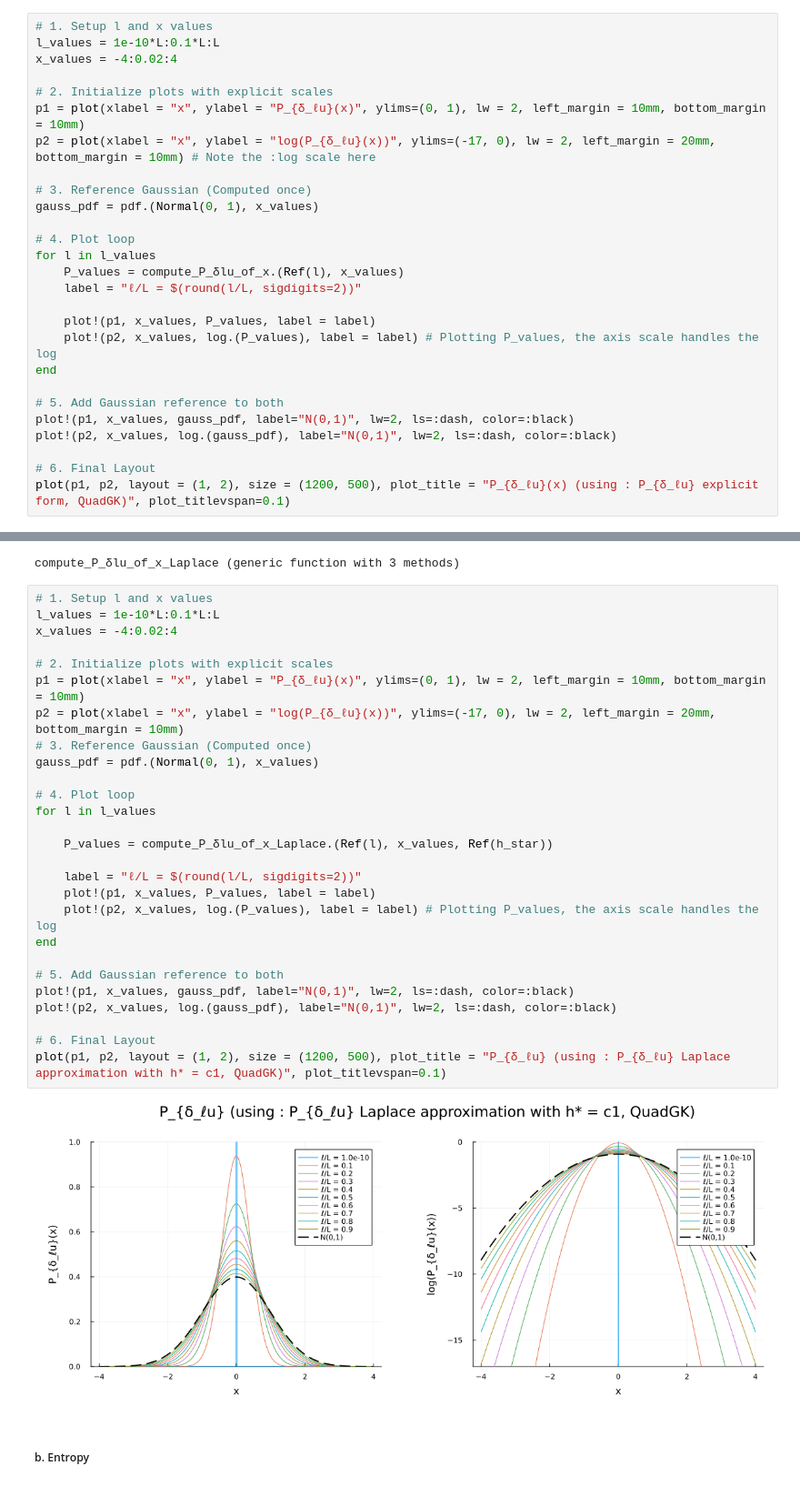
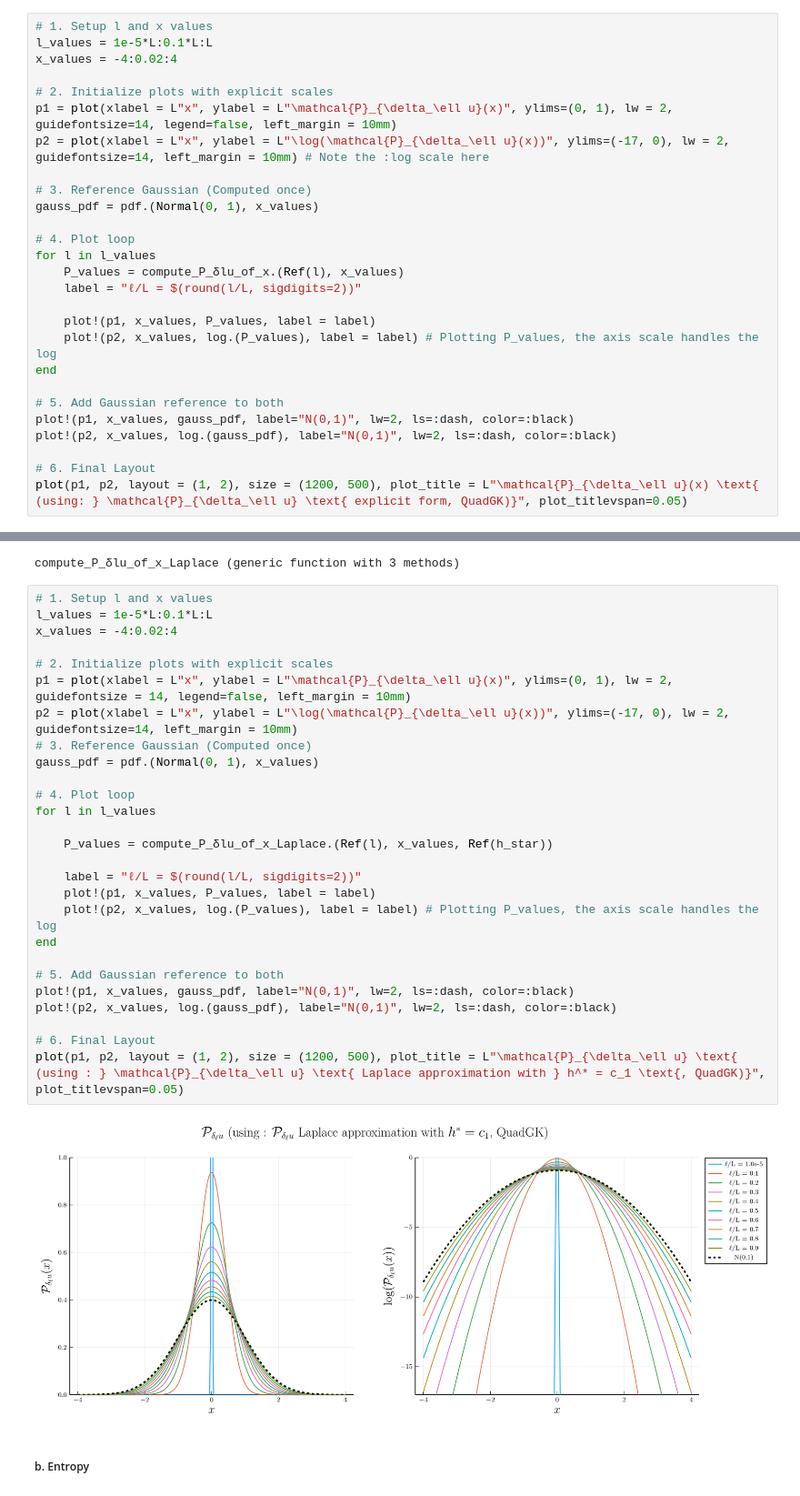
Before and after one commit to pleflohic/turbulence-velocity-increments, a Jupyter notebook: notebooks/non_normalized.ipynb, the cells around one changed output, grey strips where cells are left out. Shown at 91% size. Saved outputs shown, nothing was run; the diff lists cells and outputs as text.

```diff
--- a/notebooks/non_normalized.ipynb
+++ b/notebooks/non_normalized.ipynb
@@ -53,12 +57,12 @@ end
 compute_P_δlu_of_x (generic function with 1 method)
 # %%
 # 1. Setup l and x values
-l_values = 1e-10*L:0.1*L:L
+l_values = 1e-5*L:0.1*L:L
 x_values = -4:0.02:4
 
 # 2. Initialize plots with explicit scales
-p1 = plot(xlabel = "x", ylabel = "P_{δ_ℓu}(x)", ylims=(0, 1), lw = 2, left_margin = 10mm, bottom_margin = 10mm)
-p2 = plot(xlabel = "x", ylabel = "log(P_{δ_ℓu}(x))", ylims=(-17, 0), lw = 2, left_margin = 20mm, bottom_margin = 10mm) # Note the :log scale here
+p1 = plot(xlabel = L"x", ylabel = L"\mathcal{P}_{\delta_\ell u}(x)", ylims=(0, 1), lw = 2, guidefontsize=14, legend=false, left_margin = 10mm)
+p2 = plot(xlabel = L"x", ylabel = L"\log(\mathcal{P}_{\delta_\ell u}(x))", ylims=(-17, 0), lw = 2, guidefontsize=14, left_margin = 10mm) # Note the :log scale here
 
 # 3. Reference Gaussian (Computed once)
 gauss_pdf = pdf.(Normal(0, 1), x_values)
@@ -77,5 +81,5 @@ plot!(p1, x_values, gauss_pdf, label="N(0,1)", lw=2, ls=:dash, color=:black)
 plot!(p2, x_values, log.(gauss_pdf), label="N(0,1)", lw=2, ls=:dash, color=:black)
 
 # 6. Final Layout
-plot(p1, p2, layout = (1, 2), size = (1200, 500), plot_title = "P_{δ_ℓu}(x) (using : P_{δ_ℓu} explicit form, QuadGK)", plot_titlevspan=0.1)
+plot(p1, p2, layout = (1, 2), size = (1200, 500), plot_title = L"\mathcal{P}_{\delta_\ell u}(x) \text{ (using: } \mathcal{P}_{\delta_\ell u} \text{ explicit form, QuadGK)}", plot_titlevspan=0.05)
 # %% [output]
@@ -164,33 +171,33 @@ end
 compute_P_δlu_of_x_Laplace (generic function with 3 methods)
 # %%
 # 1. Setup l and x values
-l_values = 1e-10*L:0.1*L:L
+l_values = 1e-5*L:0.1*L:L
 x_values = -4:0.02:4
 
 # 2. Initialize plots with explicit scales
-p1 = plot(xlabel = "x", ylabel = "P_{δ_ℓu}(x)", ylims=(0, 1), lw = 2, left_margin = 10mm, bottom_margin = 10mm)
-p2 = plot(xlabel = "x", ylabel = "log(P_{δ_ℓu}(x))", ylims=(-17, 0), lw = 2, left_margin = 20mm, bottom_margin = 10mm)
+p1 = plot(xlabel = L"x", ylabel = L"\mathcal{P}_{\delta_\ell u}(x)", ylims=(0, 1), lw = 2, guidefontsize = 14, legend=false, left_margin = 10mm)
+p2 = plot(xlabel = L"x", ylabel = L"\log(\mathcal{P}_{\delta_\ell u}(x))", ylims=(-17, 0), lw = 2, guidefontsize=14, left_margin = 10mm)
 # 3. Reference Gaussian (Computed once)
 gauss_pdf = pdf.(Normal(0, 1), x_values)
 
 # 4. Plot loop
 for l in l_values
 
     P_values = compute_P_δlu_of_x_Laplace.(Ref(l), x_values, Ref(h_star))
 
     label = "ℓ/L = $(round(l/L, sigdigits=2))"
     plot!(p1, x_values, P_values, label = label)
     plot!(p2, x_values, log.(P_values), label = label) # Plotting P_values, the axis scale handles the log
 end
 
 # 5. Add Gaussian reference to both
 plot!(p1, x_values, gauss_pdf, label="N(0,1)", lw=2, ls=:dash, color=:black)
 plot!(p2, x_values, log.(gauss_pdf), label="N(0,1)", lw=2, ls=:dash, color=:black)
 
 # 6. Final Layout
-plot(p1, p2, layout = (1, 2), size = (1200, 500), plot_title = "P_{δ_ℓu} (using : P_{δ_ℓu} Laplace approximation with h* = c1, QuadGK)", plot_titlevspan=0.1)
+plot(p1, p2, layout = (1, 2), size = (1200, 500), plot_title = L"\mathcal{P}_{\delta_\ell u} \text{ (using : } \mathcal{P}_{\delta_\ell u} \text{ Laplace approximation with } h^* = c_1 \text{, QuadGK)}", plot_titlevspan=0.05)
 # %% [output]
-[figure, old version]
+[figure, new version]
 # %% [markdown]
 ##### b. Entropy
 # %%
```
Also changed, not shown: parts of 9 cells of this notebook, 3 other files.
